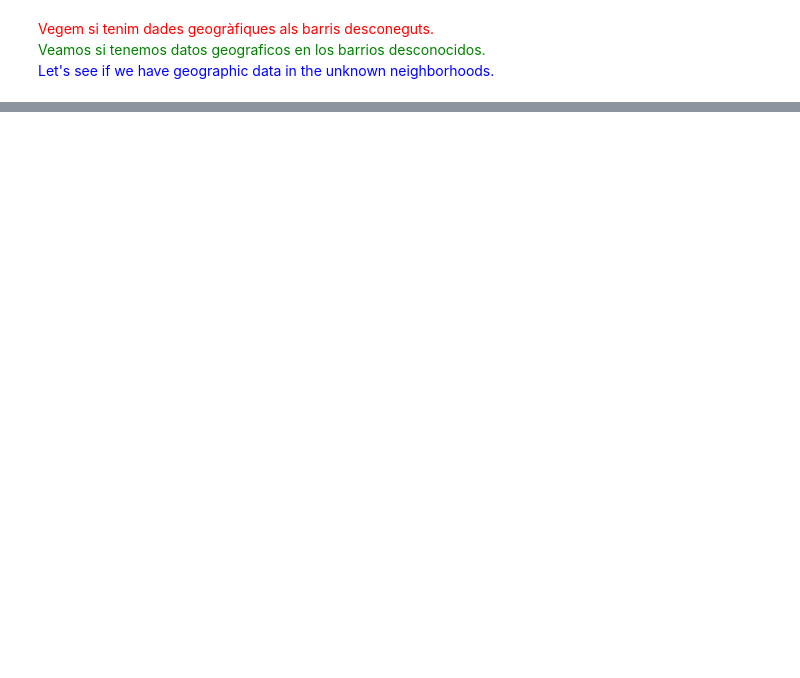
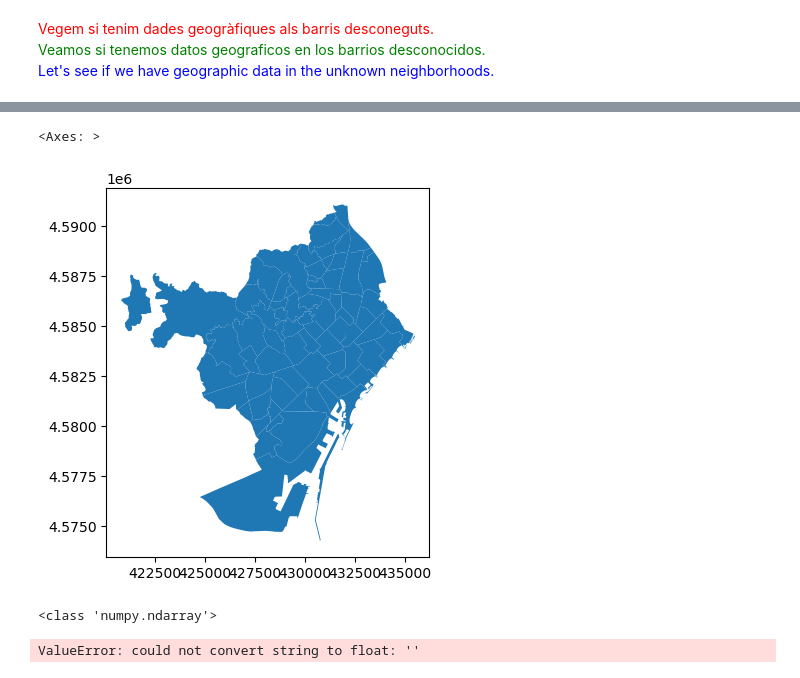
Before and after one commit to luismiguelcasadodiaz/jump2digital, a Jupyter notebook: src/accid/pre_accid.ipynb, the cells around one changed output, grey strips where cells are left out. Cells and saved outputs as stored; diff of their text form; code cells hidden in the pictures; blank space fills up the shorter version.

Commit message:
Playing with Geo Data Frames

```diff
--- a/src/accid/pre_accid.ipynb
+++ b/src/accid/pre_accid.ipynb
@@ -249,0 +251,15 @@ pd.concat(counts, axis=1)
+# %%
+import geopandas as gpd
+df4 = gpd.read_file('/home/luis/Documentos/python/jump2digital/data/shapefiles/bcn_barris', encoding='utf-8')
+df4.plot()
+# %% [output]
+<Axes: >
+[figure, added]
+# %%
+print(type(accid["Longitud"].values))
+# %% [output]
+<class 'numpy.ndarray'>
+# %%
+accid["geometry"] = gpd.points_from_xy(x=accid.Longitud.values, y=accid.Latitud.values)
+# %% [output]
+ValueError: could not convert string to float: ''
```
Also changed, not shown: parts of 15 cells of this notebook, 1 other file.
